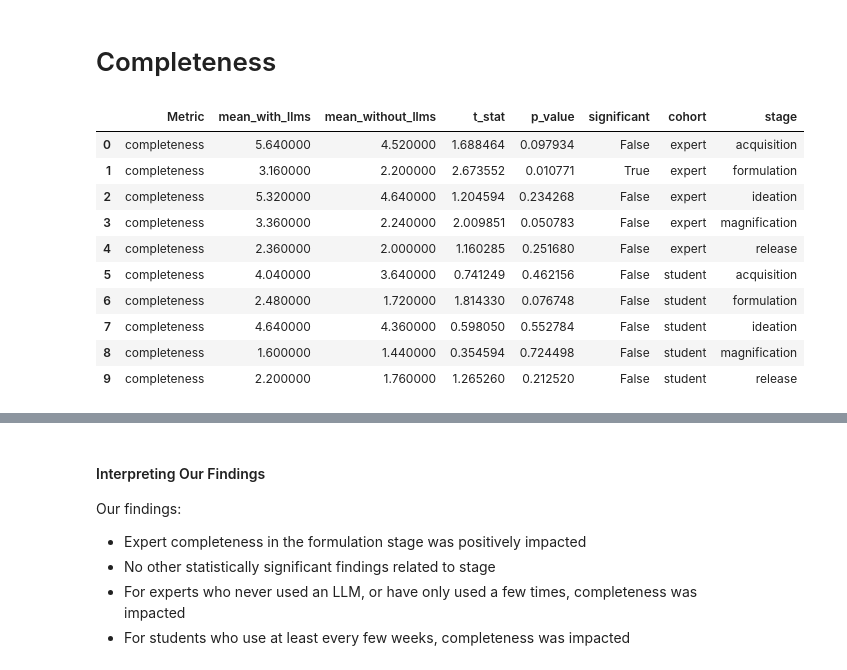
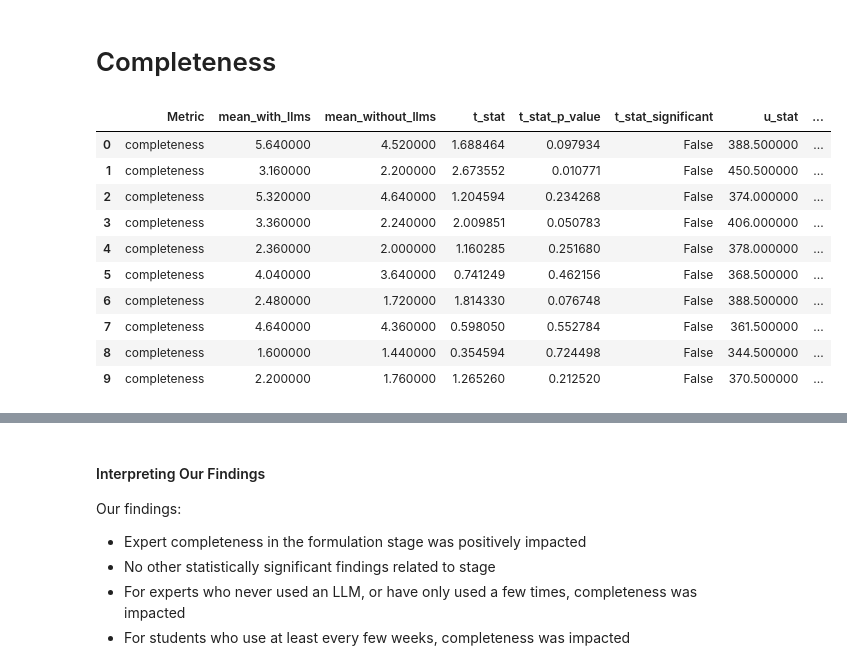
Before and after one commit to anwang427/statistical_analysis, a Jupyter notebook: notebooks/StatisticalAnalysis.ipynb, the cells around one changed output, grey strips where cells are left out. Drawn from its saved outputs; the diff is of its cells as text; code cells hidden in the pictures.

```diff
--- a/notebooks/StatisticalAnalysis.ipynb
+++ b/notebooks/StatisticalAnalysis.ipynb
@@ -21,7 +42,7 @@ import numpy as np
 # Define statistical analysis helper functions
 # These actually perform the statistical tests
 
-def compare_performance(data, metric, group_by='assignment', compare_groups=('llm_internet', 'internet_only')):
+def compare_performance(data, metric, group_by='assignment', compare_groups=('llm_internet', 'internet_only'), threshold=0.05):
     # Split the data into groups
     group1 = data[data[group_by] == compare_groups[0]][metric]
     group2 = data[data[group_by] == compare_groups[1]][metric]
@@ -32,12 +53,18 @@ def compare_performance(data, metric, group_by='assignment', compare_groups=('ll
     # Perform t-test (Welch's). We don't need a distribution of t-values because we're directly getting the p_value
     t_stat, p_value = ttest_ind(group1, group2, nan_policy='omit', equal_var=False)
 
+    # Perform Mann-Whitney U test
+    u_stat, p_value_mw = mannwhitneyu(group1, group2, nan_policy='omit', alternative='two-sided')
+
     return {
         'mean_with_llms': mean1,
         'mean_without_llms': mean2,
         't_stat': abs(t_stat),
-        'p_value': p_value,
-        'significant': p_value < 0.05
+        't_stat_p_value': p_value,
+        't_stat_significant': p_value < threshold,
+        'u_stat': abs(u_stat),
+        'u_stat_p_value': p_value_mw,
+        'u_stat_significant': p_value_mw < threshold
     }
 # %%
 # Define statistical analysis main functions
@@ -54,6 +81,12 @@ def compare_performance_across_multiple_segments(data, metrics, group_by='assign
         segment_combinations = data.groupby(segment_dimensions).size().reset_index()[segment_dimensions].values.tolist()
     else:
         segment_combinations = [(segment,) for segment in data[segment_dimensions[0]].unique()] if segment_dimensions else [None]
+
+    # Determine the number of comparisons for Bonferroni correction
+    total_comparisons = len(metrics) * len(segment_combinations)
+    if compare_groups is None:
+        compare_groups = data[group_by].unique()  # This might need adjustment based on the data
+    total_comparisons *= len(compare_groups) if len(compare_groups) > 2 else 1  # Adjust based on your specific logic
 
     for segment in segment_combinations:
         # Filter data for the current combination of segments
@@ -71,7 +104,7 @@ def compare_performance_across_multiple_segments(data, metrics, group_by='assign
         for metric in metrics:
             if len(compare_groups) >= 2:
                 # Perform comparison using the first two groups
-                comparison_result = compare_performance(segment_data, metric, group_by, compare_groups[:2])
+                comparison_result = compare_performance(segment_data, metric, group_by, compare_groups[:2], threshold = 0.05 / total_comparisons)
 
                 # Construct result entry
                 result_entry = {
@@ -172,21 +221,21 @@ completeness_comparison_results = compare_performance_across_multiple_segments(
 # %%
 styled_table = completeness_comparison_results.style.apply(
     lambda x: ['background-color: lightblue' if v else '' for v in x],
-    subset=['significant']
+    subset=['t_stat_significant']
 )
 styled_table
 # %% [output]
-|  | Metric | mean_with_llms | mean_without_llms | t_stat | p_value | significant | cohort | stage |
-| 0 | completeness | 5.640000 | 4.520000 | 1.688464 | 0.097934 | False | expert | acquisition |
-| 1 | completeness | 3.160000 | 2.200000 | 2.673552 | 0.010771 | True | expert | formulation |
-| 2 | completeness | 5.320000 | 4.640000 | 1.204594 | 0.234268 | False | expert | ideation |
-| 3 | completeness | 3.360000 | 2.240000 | 2.009851 | 0.050783 | False | expert | magnification |
-| 4 | completeness | 2.360000 | 2.000000 | 1.160285 | 0.251680 | False | expert | release |
-| 5 | completeness | 4.040000 | 3.640000 | 0.741249 | 0.462156 | False | student | acquisition |
-| 6 | completeness | 2.480000 | 1.720000 | 1.814330 | 0.076748 | False | student | formulation |
-| 7 | completeness | 4.640000 | 4.360000 | 0.598050 | 0.552784 | False | student | ideation |
-| 8 | completeness | 1.600000 | 1.440000 | 0.354594 | 0.724498 | False | student | magnification |
-| 9 | completeness | 2.200000 | 1.760000 | 1.265260 | 0.212520 | False | student | release |
+|  | Metric | mean_with_llms | mean_without_llms | t_stat | t_stat_p_value | t_stat_significant | u_stat | ... |
+| 0 | completeness | 5.640000 | 4.520000 | 1.688464 | 0.097934 | False | 388.500000 | ... |
+| 1 | completeness | 3.160000 | 2.200000 | 2.673552 | 0.010771 | False | 450.500000 | ... |
+| 2 | completeness | 5.320000 | 4.640000 | 1.204594 | 0.234268 | False | 374.000000 | ... |
+| 3 | completeness | 3.360000 | 2.240000 | 2.009851 | 0.050783 | False | 406.000000 | ... |
+| 4 | completeness | 2.360000 | 2.000000 | 1.160285 | 0.251680 | False | 378.000000 | ... |
+| 5 | completeness | 4.040000 | 3.640000 | 0.741249 | 0.462156 | False | 368.500000 | ... |
+| 6 | completeness | 2.480000 | 1.720000 | 1.814330 | 0.076748 | False | 388.500000 | ... |
+| 7 | completeness | 4.640000 | 4.360000 | 0.598050 | 0.552784 | False | 361.500000 | ... |
+| 8 | completeness | 1.600000 | 1.440000 | 0.354594 | 0.724498 | False | 344.500000 | ... |
+| 9 | completeness | 2.200000 | 1.760000 | 1.265260 | 0.212520 | False | 370.500000 | ... |
 # %%
 # Segmenting by llm experience
 metrics_to_compare = ['completeness']
```
Also changed, not shown: parts of 18 cells of this notebook, 3 other files.
